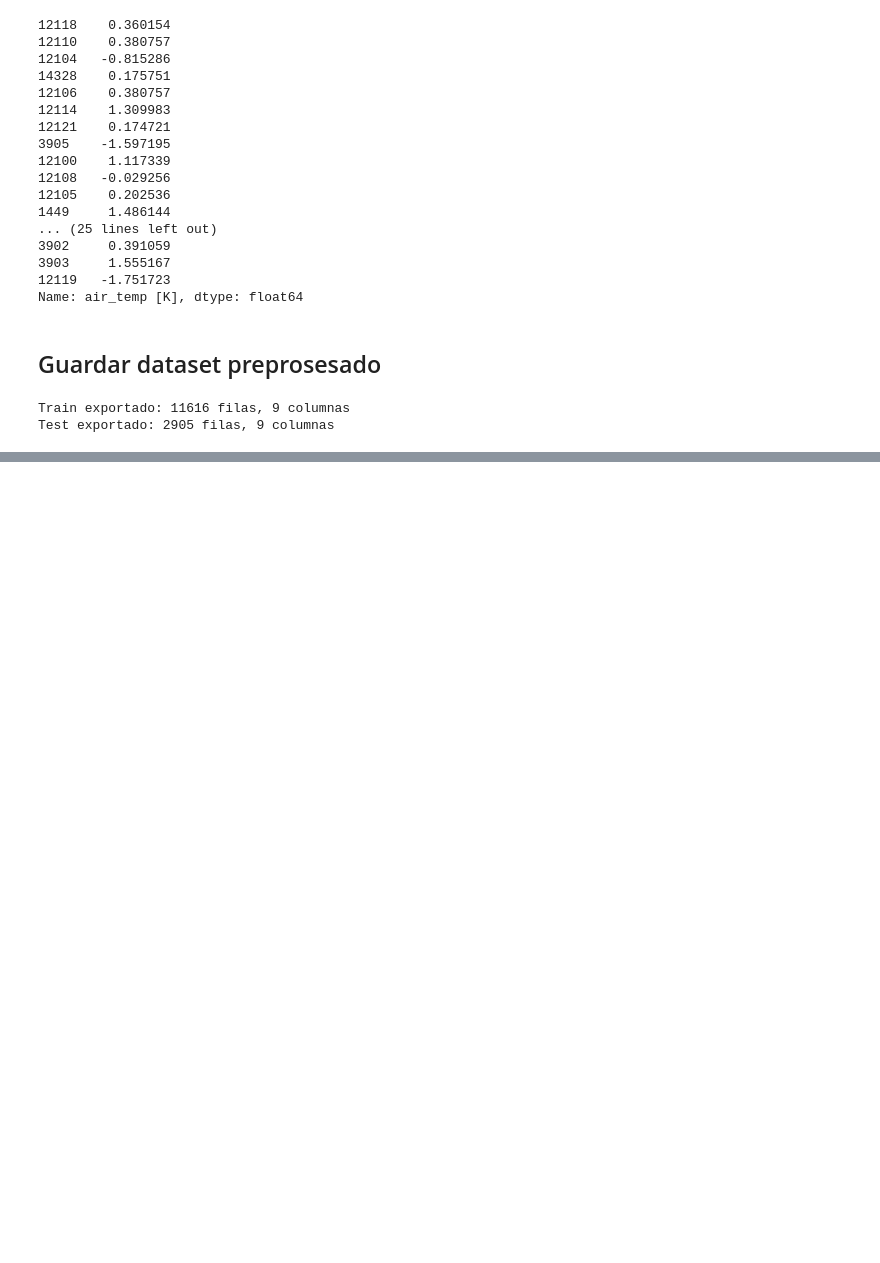
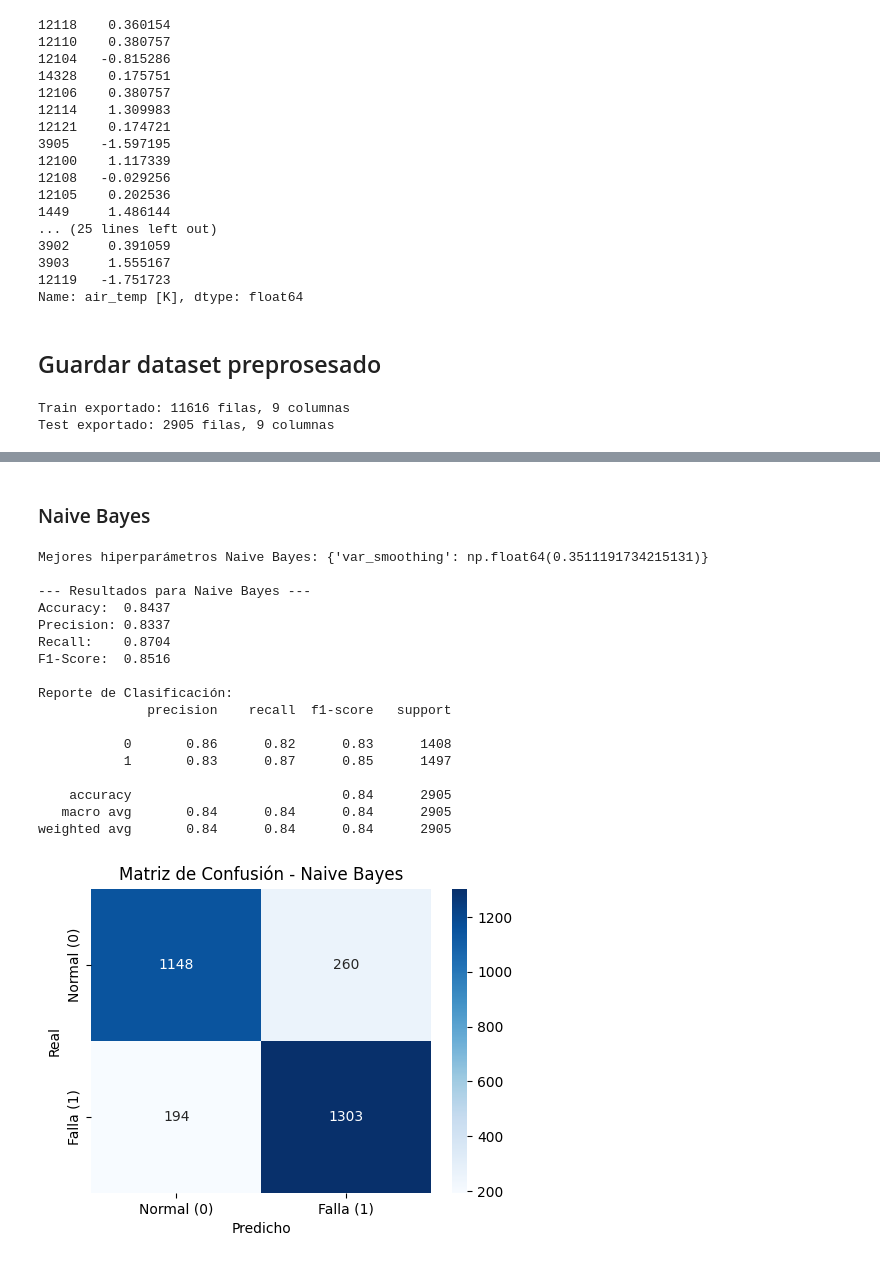
Before and after one commit to gonzag8/TP-Ciencia-de-Datos, a Jupyter notebook: Core/tp_cdd.ipynb, the cells around one changed output, grey strips where cells are left out. Drawn from its saved outputs; the diff is of its cells as text; code cells hidden in the pictures; blank space fills up the shorter version.

```diff
--- a/Core/tp_cdd.ipynb
+++ b/Core/tp_cdd.ipynb
@@ -828,0 +870,43 @@ Agregar tareasa que falten o marcar como hechas en caso de hacerlas.
+# %% [markdown]
+### Naive Bayes
+# %%
+from sklearn.naive_bayes import GaussianNB
+
+# Definir el espacio de búsqueda
+#TODO: Ver como funciona var_smoothing y si conviene dejarlo o sacarlo
+# var_smoothing ayuda a la estabilidad del cálculo al agregar una porción de la mayor varianza a todas las características
+param_dist_nb = {
+    'var_smoothing': np.logspace(0, -9, num=100)
+}
+
+nb = GaussianNB()
+
+# Búsqueda de hiperparámetros con Random Search
+rs_nb = RandomizedSearchCV(nb, param_distributions=param_dist_nb,
+                           n_iter=50, cv=5, scoring='f1', random_state=42, n_jobs=-1)
+rs_nb.fit(X_train, y_train)
+
+print(f"Mejores hiperparámetros Naive Bayes: {rs_nb.best_params_}\n")
+
+# Evaluar el mejor modelo encontrado
+best_nb = rs_nb.best_estimator_
+evaluate_model(best_nb, X_test, y_test, "Naive Bayes")
+# %% [output]
+Mejores hiperparámetros Naive Bayes: {'var_smoothing': np.float64(0.3511191734215131)}
+
+--- Resultados para Naive Bayes ---
+Accuracy:  0.8437
+Precision: 0.8337
+Recall:    0.8704
+F1-Score:  0.8516
+
+Reporte de Clasificación:
+              precision    recall  f1-score   support
+
+           0       0.86      0.82      0.83      1408
+           1       0.83      0.87      0.85      1497
+
+    accuracy                           0.84      2905
+   macro avg       0.84      0.84      0.84      2905
+weighted avg       0.84      0.84      0.84      2905
+[figure, added]
```
Also changed, not shown: parts of 8 cells of this notebook.
